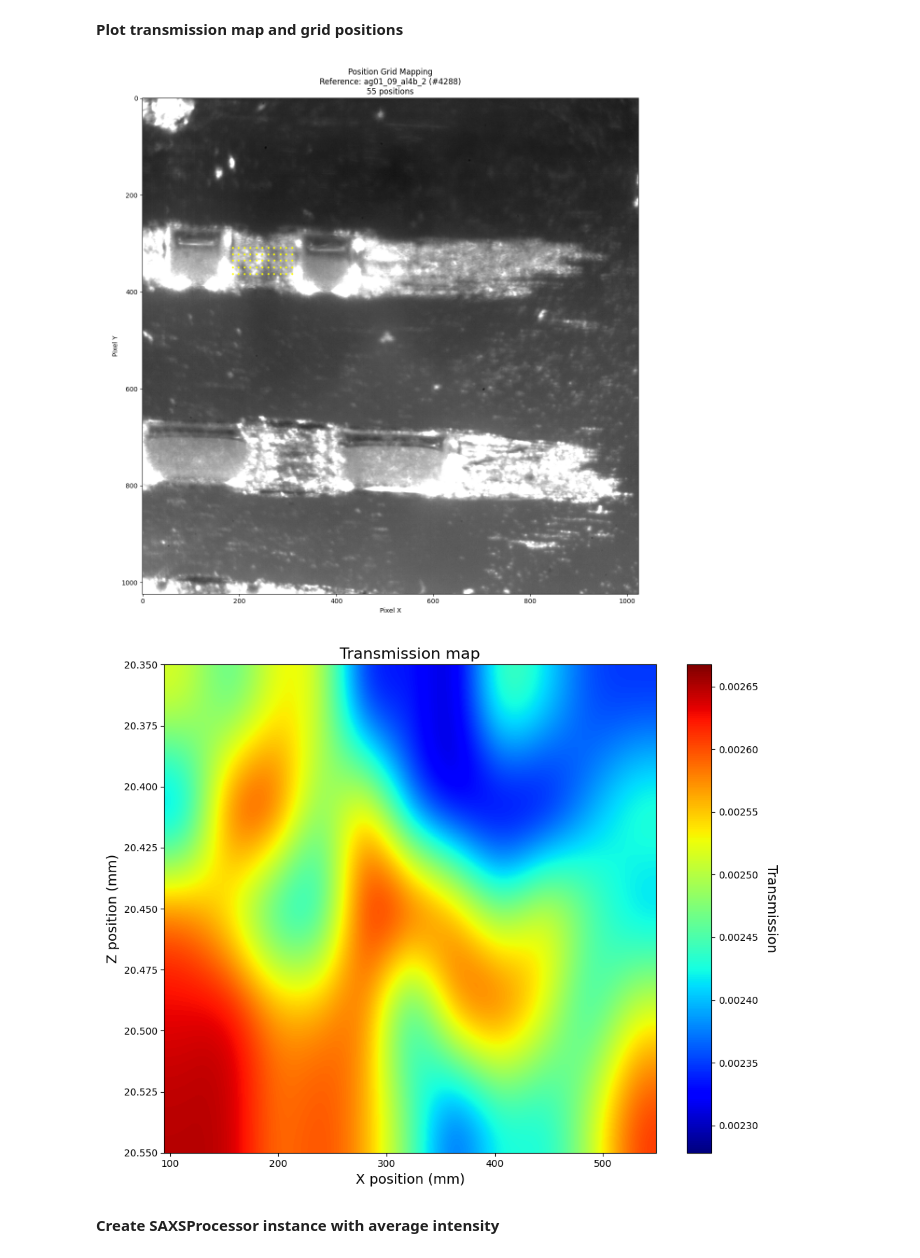
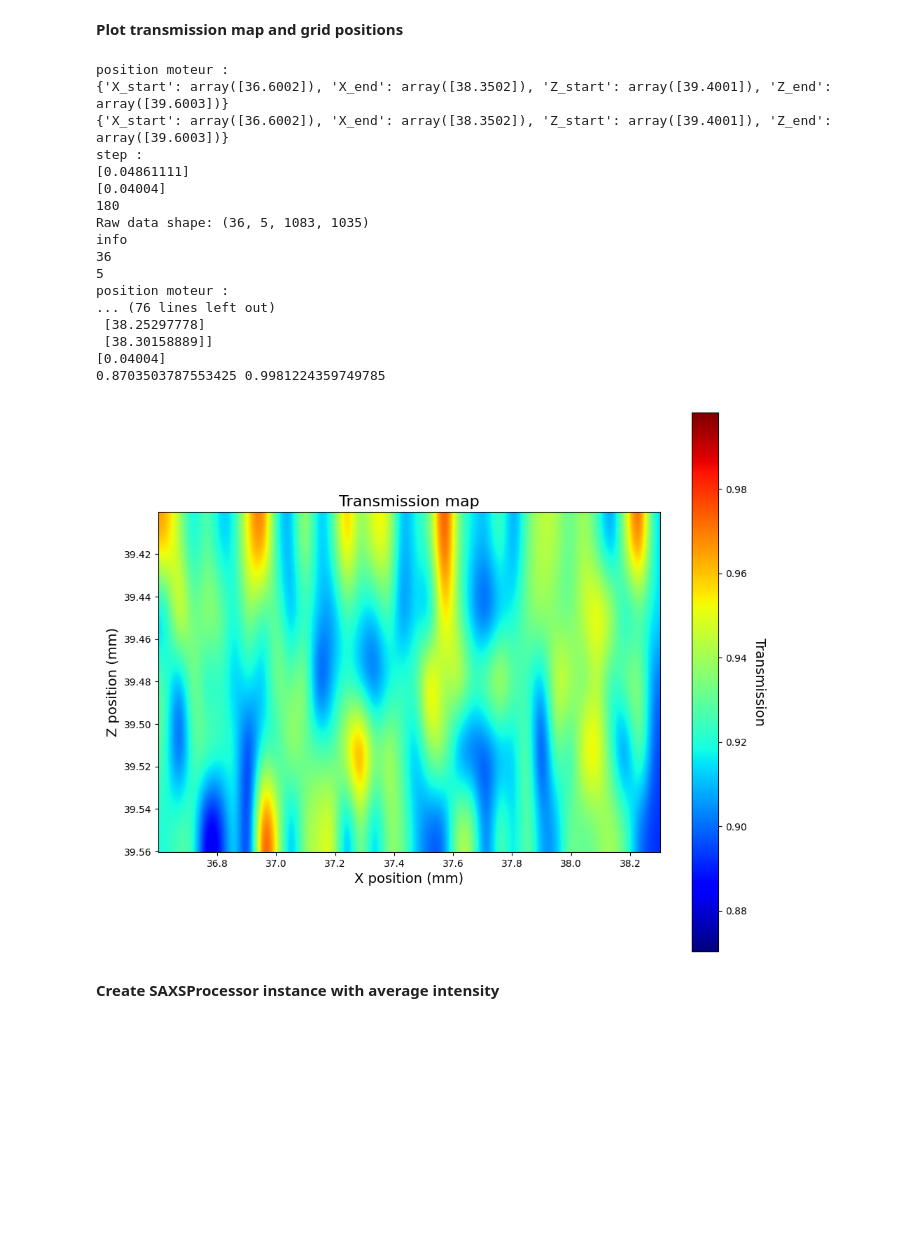
Before and after one commit to nicoratel/SAXSProcessor, a Jupyter notebook: Synchro_Emma.ipynb, the cells around one changed output. Saved outputs shown, nothing was run; the diff lists cells and outputs as text; code cells hidden in the pictures; blank space fills up the shorter version.

```diff
--- a/Synchro_Emma.ipynb
+++ b/Synchro_Emma.ipynb
@@ -25,7 +23,12 @@ WARNING:silx.opencl.common:Unable to import pyOpenCl. Please install it from: ht
 # %% [markdown]
 **Definition of path, mask file, and output directory (optional)**
 # %%
+instrument='SWING'
 #Dossier des H5
-h5path='/home-local/ratel-ra/Documents/Python_code/SAXS_Processor/test_data/SWING/'
-#referencefile='path/to/reference/file'  # Si reference
-mask = '/home-local/ratel-ra/Documents/Python_code/SAXS_Processor/test_data/SWING/mask_pyfai.edf'
+h5path='C:/Users/lisab/aSAXS/Synchrotron/donnesnxs/lacroix_00161_2026-02-06_09-24-37.nxs'
+referencefile='C:/Users/lisab/aSAXS/Synchrotron/donnesnxs/lacroix_00094_2026-02-06_01-27-59.nxs'  # Si reference
+mask = 'C:/Users/lisab/aSAXS/Synchrotron/donnesnxs/mask_pyfai.edf'
+output_dir='./test_output/'
+os.makedirs(output_dir,exist_ok=True)
+proc = SAXSProcessor(instrument=instrument ,file=h5path, mask=mask)
+#proc = SAXSProcessor(instrument=instrument,reference_file=referencefile ,autosubstract=True,file=h5path, mask=mask)
@@ -32,10 +51,26 @@ mask = '/home-local/ratel-ra/Documents/Python_code/SAXS_Processor/test_data/SWIN
 # %% [markdown]
 **Plot transmission map and grid positions**
 # %%
-view_position_grid(h5path, prefix='lacroix')
-plot_transmission_map(h5path, prefix='lacroix')
+#view_position_grid(h5path, prefix='lacroix')
+plot_transmission_map_from_singleh5(h5path, proc)
 # %% [output]
+position moteur :
+{'X_start': array([36.6002]), 'X_end': array([38.3502]), 'Z_start': array([39.4001]), 'Z_end': array([39.6003])}
+{'X_start': array([36.6002]), 'X_end': array([38.3502]), 'Z_start': array([39.4001]), 'Z_end': array([39.6003])}
+step :
+[0.04861111]
+[0.04004]
+180
+Raw data shape: (36, 5, 1083, 1035)
+info
+36
+5
+position moteur :
+... (76 lines left out)
+ [38.25297778]
+ [38.30158889]]
+[0.04004]
+0.8703503787553425 0.9981224359749785
-[figure, old version]
+[figure, new version]
-[figure, removed]
 # %% [markdown]
 **Create SAXSProcessor instance with average intensity**
```
Also changed, not shown: parts of 12 cells of this notebook, 7 other files.
